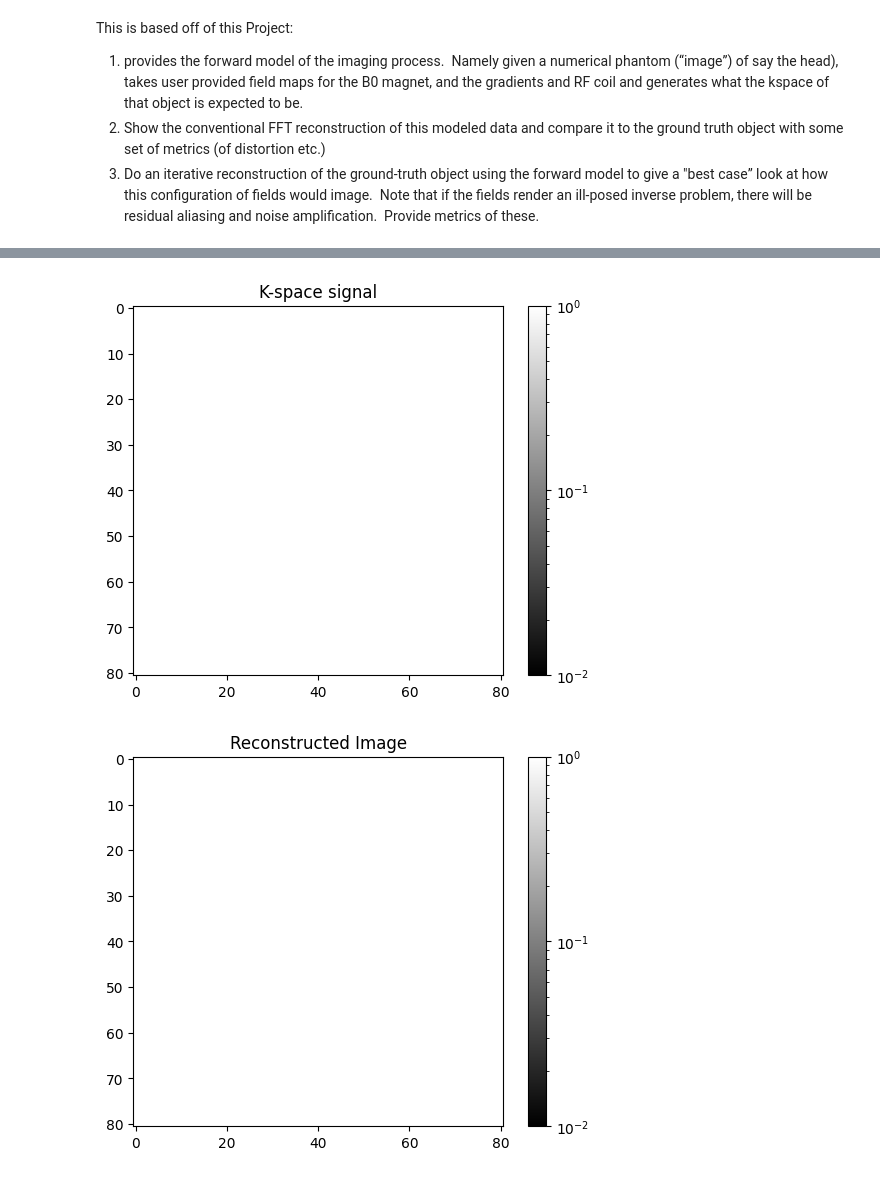
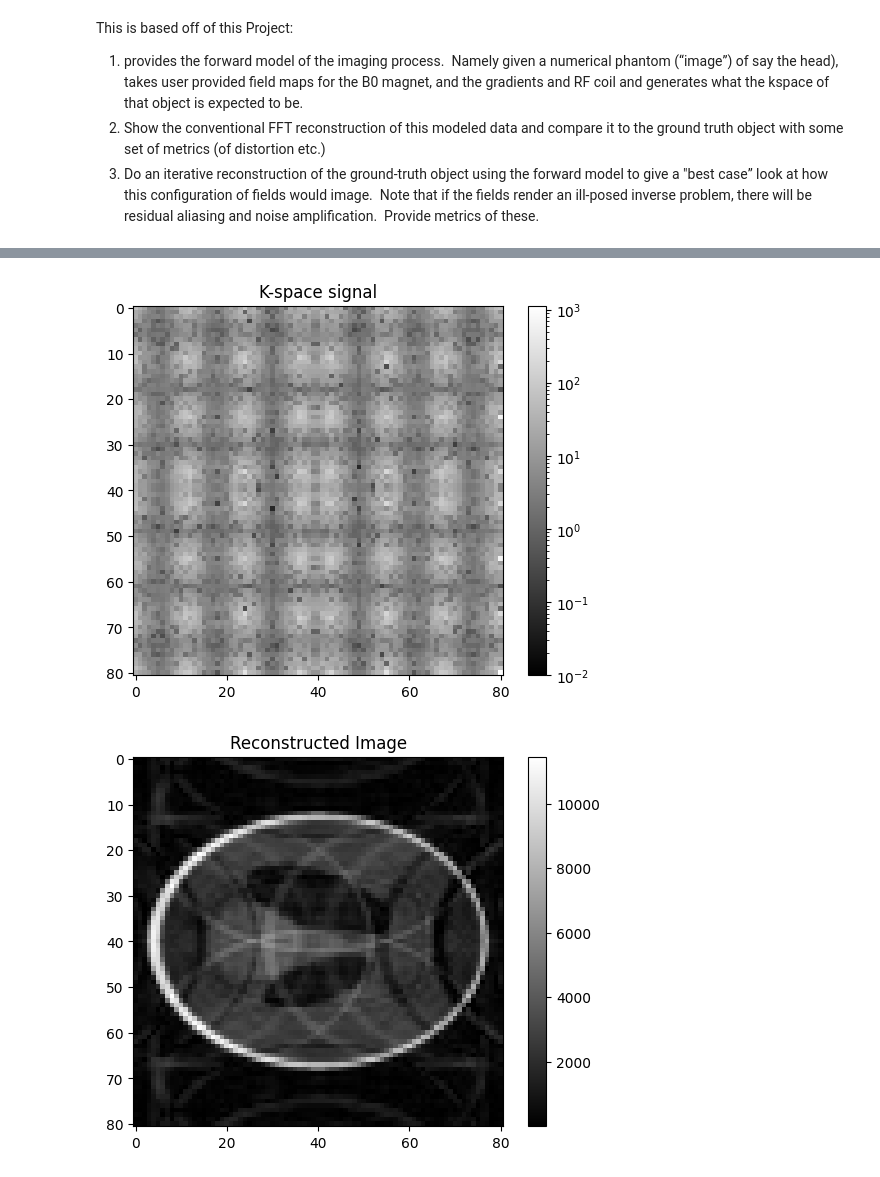
Before and after one commit to MaxStrey/Martinos_MR, a Jupyter notebook: Martinos_project/phantom_generation/phantom_6.ipynb, the cells around one changed output, grey strips where cells are left out. Cells and saved outputs as stored; diff of their text form; code cells hidden in the pictures.

Commit message:
updating phantom 6

```diff
--- a/Martinos_project/phantom_generation/phantom_6.ipynb
+++ b/Martinos_project/phantom_generation/phantom_6.ipynb
@@ -54,7 +54,7 @@ phantom *= np.exp(1j * angle)
 
 # Parameters for the magnetic fields
 gamma = 42.58e6  # Gyromagnetic ratio for hydrogen in Hz/T
-Gx = 0.029356505401596993  # Gradient strength in T/m
+Gx = 0.004755753  # Gradient strength in T/m
 B0 = 1.0  # B0 field in T
 
 # Time intervals for the gradients
@@ -73,14 +73,14 @@ ky_values = gamma * Gy_values
 FOV = .2  # meters
 x_values = np.linspace(-FOV / 2, FOV / 2, N_spins)
 y_values = np.linspace(-FOV / 2, FOV / 2, N_spins)
+x_values, y_values = np.meshgrid(x_values, y_values)  # Create 2D coordinate grid
+
 
 # Compute k-space values
 k_space = np.zeros((N_spins, N_spins), dtype=np.complex128)
 for i, kx in enumerate(kx_values):
     for j, ky in enumerate(ky_values):
-        for m, x in enumerate(x_values):
-            for n, y in enumerate(y_values):
-                k_space[i, j] += phantom[m, n] * np.exp(-1j * (kx * x + ky * y))
+        k_space[i, j] = np.sum(phantom * np.exp(-1j * (kx * x_values + ky * y_values)))
 
 # Apply FFT shift
 k_space_shifted = fftshift(k_space)
@@ -102,22 +102,36 @@ plt.show()
 # plt.colorbar()
 # plt.show()
 # %% [output]
-[figure, old version]
+[figure, new version]
 # %%
-E = np.zeros((N_spins, N_spins, N_spins, N_spins), dtype=np.complex128)
-for i in range(N_spins):
-    for j in range(N_spins):
-        for m in range(N_spins):
-            for n in range(N_spins):
-                E[i, j, m, n] = np.exp(-1j * (kx_values[i] * x_values[m] + ky_values[j] * y_values[n]))
+x_values_1 = np.linspace(-FOV / 2, FOV / 2, N_spins)
+y_values_1 = np.linspace(-FOV / 2, FOV / 2, N_spins)
 
-s = np.tensordot(E, phantom)
 
-# Plot the absolute k-space signal
+def inverse_fourier_2d(k_space):
+    # Allocate a space for the output image
+    image = np.zeros((N_spins, N_spins), dtype=np.complex128)
+
+    # Iterate through each pixel in k-space
+    for m in range(N_spins):
+        for n in range(N_spins):
+            # For each pixel, calculate the inverse Fourier transform
+            for i in range(N_spins):
+                for j in range(N_spins):
+                    image[m, n] += k_space[i, j] * np.exp(1j * (kx_values[i] * x_values_1[m] + ky_values[j] * y_values_1[n]))
+
+
+
+    return image
+
+# Apply the inverse Fourier transform to the k-space data
+reconstructed_image = inverse_fourier_2d(k_space)
+
+# Plot the absolute value of the reconstructed image
 plt.figure()
-plt.imshow(np.abs(s), cmap='gray', norm=LogNorm(vmin=0.01))
+plt.imshow(np.abs(reconstructed_image), cmap='gray')
+plt.colorbar()
 plt.title('Reconstructed Image')
-plt.colorbar()
 plt.show()
 # %% [output]
-[figure, old version]
+[figure, new version]
```
Also changed, not shown: parts of 2 cells of this notebook, 1 other file.
